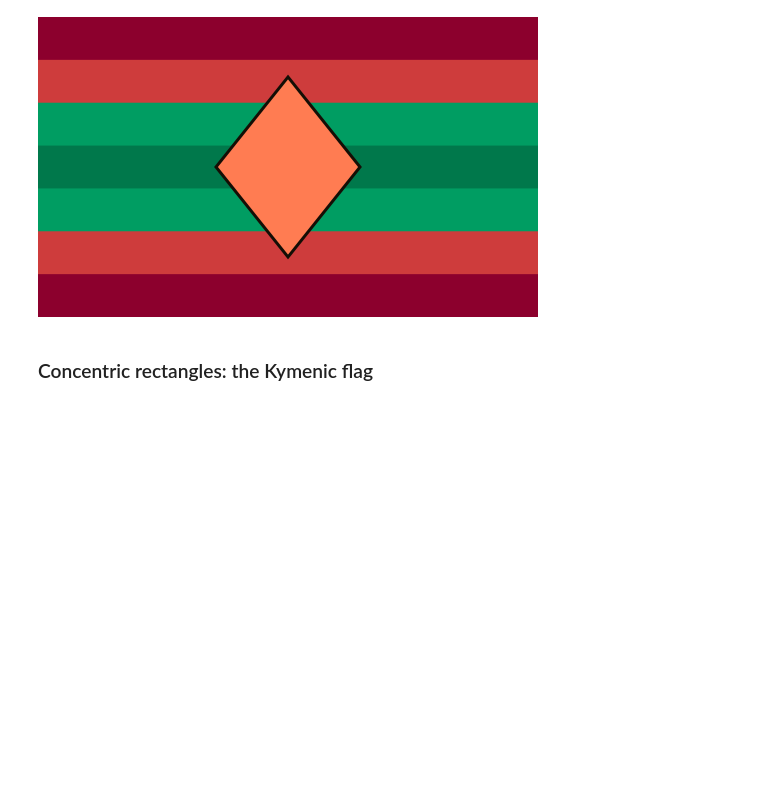
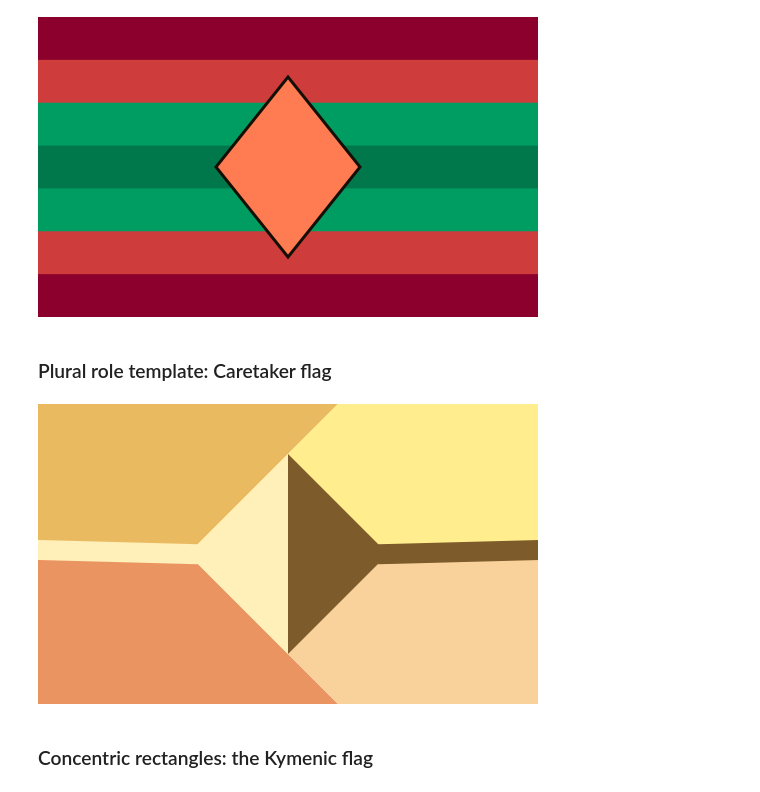
Before and after one commit to intervexual/drawpride, a Jupyter notebook: examples.ipynb, the cells around one changed output. Drawn from its saved outputs; the diff is of its cells as text; code cells hidden in the pictures; blank space fills up the shorter version.

```diff
--- a/examples.ipynb
+++ b/examples.ipynb
@@ -162,4 +182,15 @@ draw_rhombus(d, '#ff7c52', '#140e05', stretch_ratio=0.8, size_ratio=.3/.25, thic
 filelocations = save_flag(d, 'alderspintellic', outdir, show_image=True)
 # %% [output]
 [figure]
+# %% [markdown]
+### Plural role template: Caretaker flag
+# %%
+# reference: https://pluralpedia.org/w/File:Caretaker.png
+d = draw.Drawing(500, 300)
+# change orientation to HORIZONTAL if you want the background lines to go leftward instead of rightward. Default is VERTICAL.
+# the stretch_ratio parameter changes how much the middle lines swoop downward. Set to 0 for a flat line.
+draw_pluralrole(d, ['#eaba61', '#ffed8e', '#ea9461', '#f9d19a', '#ffEFb8', '#7d5b2a'], orientation=VERTICAL, stretch_ratio=1)
+filelocations = save_flag(d, 'caretaker', outdir, show_image=True)
+# %% [output]
+[figure, added]
 # %% [markdown]
```
Also changed, not shown: parts of 24 cells of this notebook, 43 other files.
